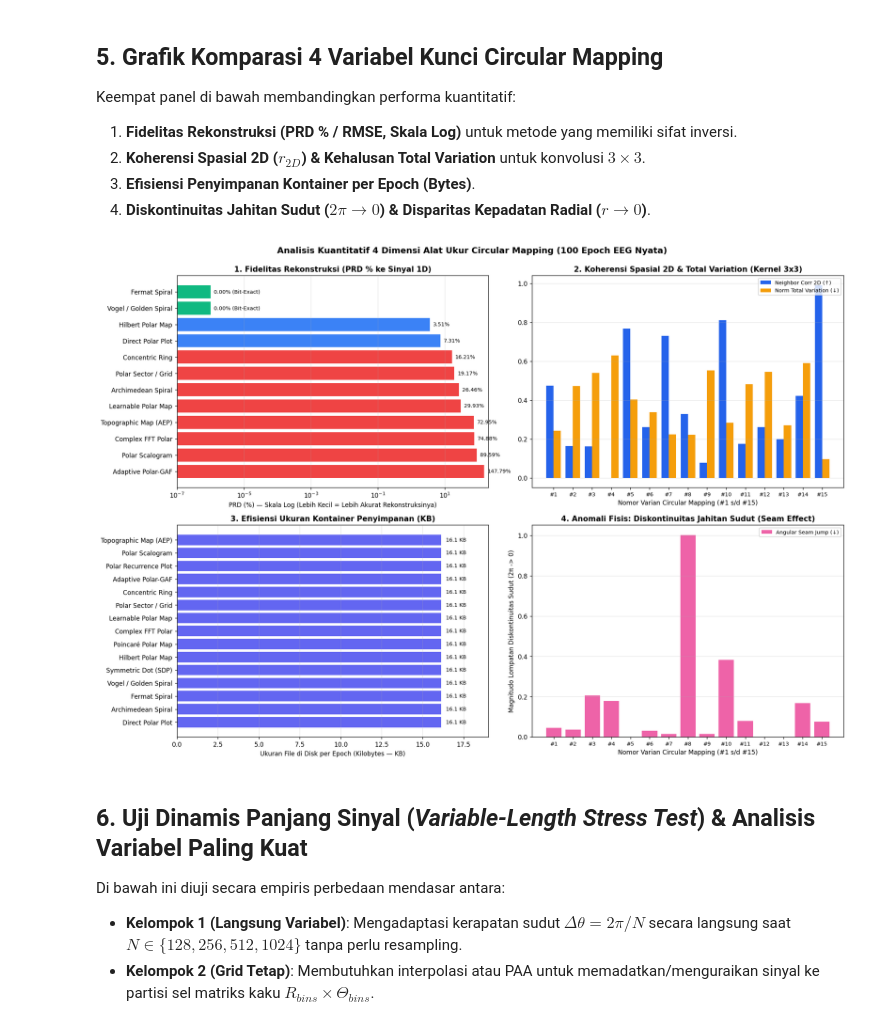
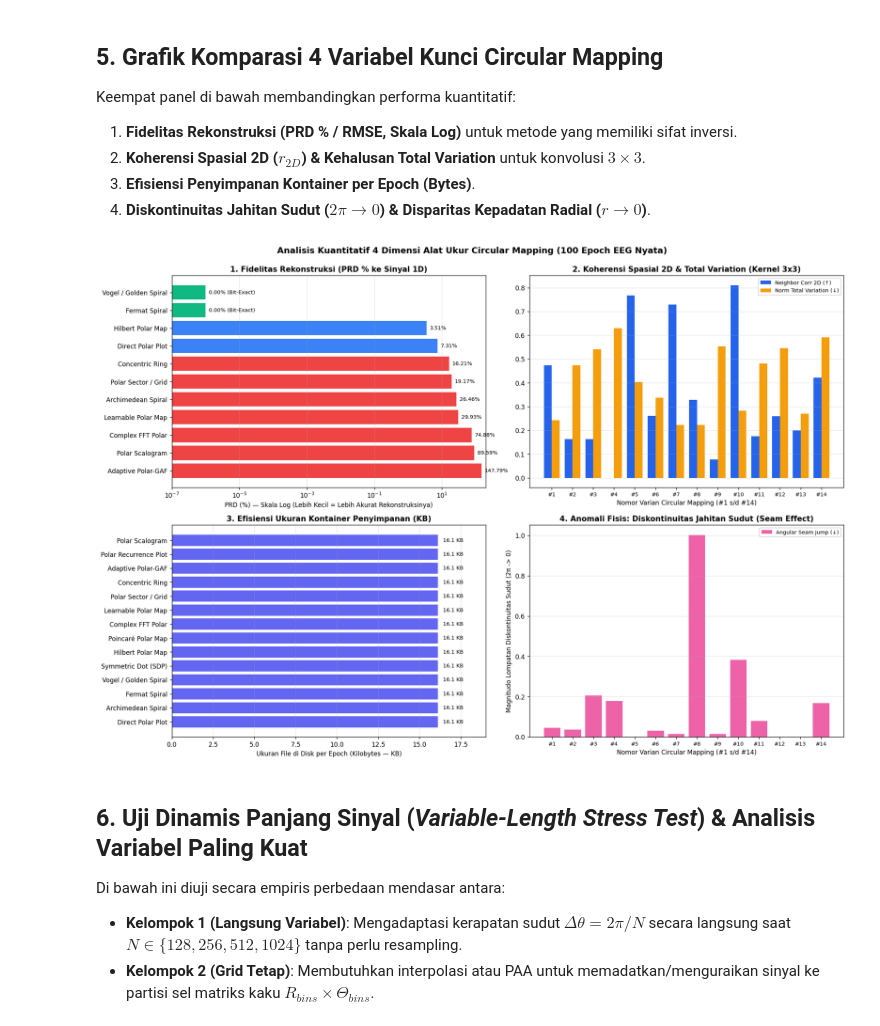
Before and after one commit to hoaxzz/signal-to-image, a Jupyter notebook: notebooks/compare_circular_mapping_methods.ipynb, the cells around one changed output. Cells and saved outputs as stored; diff of their text form; code cells hidden in the pictures.

Commit message:
Hapus Topographic Map AEP dari benchmark Circular Mapping (murni 14 metode 1D)
Co-authored-by: Cursor <cursoragent@cursor.com>

```diff
--- a/notebooks/compare_circular_mapping_methods.ipynb
+++ b/notebooks/compare_circular_mapping_methods.ipynb
@@ -982,39 +946,39 @@ b1 = ax.bar(x - w / 2, df["Spatial_Neighbor_Corr_2D"], width=w, label="Neighbor
 b2 = ax.bar(x + w / 2, df["Spatial_Norm_TV_2D"], width=w, label="Norm Total Variation (↓)", color="#f59e0b")
 ax.set_xticks(x)
 ax.set_xticklabels([f"#{row.No}" for _, row in df.iterrows()], fontsize=8)
-ax.set_xlabel("Nomor Varian Circular Mapping (#1 s/d #15)")
+ax.set_xlabel("Nomor Varian Circular Mapping (#1 s/d #14)")
 ax.set_title("2. Koherensi Spasial 2D & Total Variation (Kernel 3x3)", fontweight="bold")
 ax.legend(fontsize=8, loc="upper right")
 ax.grid(axis="y", alpha=0.3)
 
 # Panel 3: Ukuran Kontainer di Disk
 ax = axes[1, 0]
 disk_df = df.sort_values("Mean_Disk_Bytes").copy()
 bars3 = ax.barh(disk_df["Method"], disk_df["Mean_Disk_Bytes"] / 1024.0, color="#6366f1")
 ax.set_xlabel("Ukuran File di Disk per Epoch (Kilobytes — KB)")
 ax.set_title("3. Efisiensi Ukuran Kontainer Penyimpanan (KB)", fontweight="bold")
 for bar, v in zip(bars3, disk_df["Mean_Disk_Bytes"]):
     ax.text(bar.get_width() + 0.3, bar.get_y() + bar.get_height() / 2, f"{v/1024:.1f} KB", va="center", fontsize=8)
 ax.set_xlim(0, max(disk_df["Mean_Disk_Bytes"]) / 1024.0 * 1.18)
 ax.grid(axis="x", alpha=0.3)
 
 # Panel 4: Patahan Jahitan Sudut (Seam) & Disparitas Radial
 ax = axes[1, 1]
 bars4 = ax.bar(x, df["Angular_Seam_Discontinuity"], color="#ec4899", alpha=0.85, label="Angular Seam Jump (↓)")
 ax.set_xticks(x)
 ax.set_xticklabels([f"#{row.No}" for _, row in df.iterrows()], fontsize=8)
-ax.set_xlabel("Nomor Varian Circular Mapping (#1 s/d #15)")
+ax.set_xlabel("Nomor Varian Circular Mapping (#1 s/d #14)")
 ax.set_ylabel("Magnitudo Lompatan Diskontinuitas Sudut (2π -> 0)")
 ax.set_title("4. Anomali Fisis: Diskontinuitas Jahitan Sudut (Seam Effect)", fontweight="bold")
 ax.grid(axis="y", alpha=0.3)
 ax.legend(fontsize=8, loc="upper right")
 
 plt.suptitle("Analisis Kuantitatif 4 Dimensi Alat Ukur Circular Mapping (100 Epoch EEG Nyata)", fontsize=13, fontweight="bold", y=0.995)
 plt.tight_layout()
 plt.savefig(OUT_DIR / "metrics_circular_comparison_chart.png", bbox_inches="tight")
 plt.show()
 # %% [output]
-[figure, old version]
+[figure, new version]
 # %% [markdown]
 ## 6. Uji Dinamis Panjang Sinyal (*Variable-Length Stress Test*) & Analisis Variabel Paling Kuat
 
```
Also changed, not shown: parts of 8 cells of this notebook, 3 other files.
